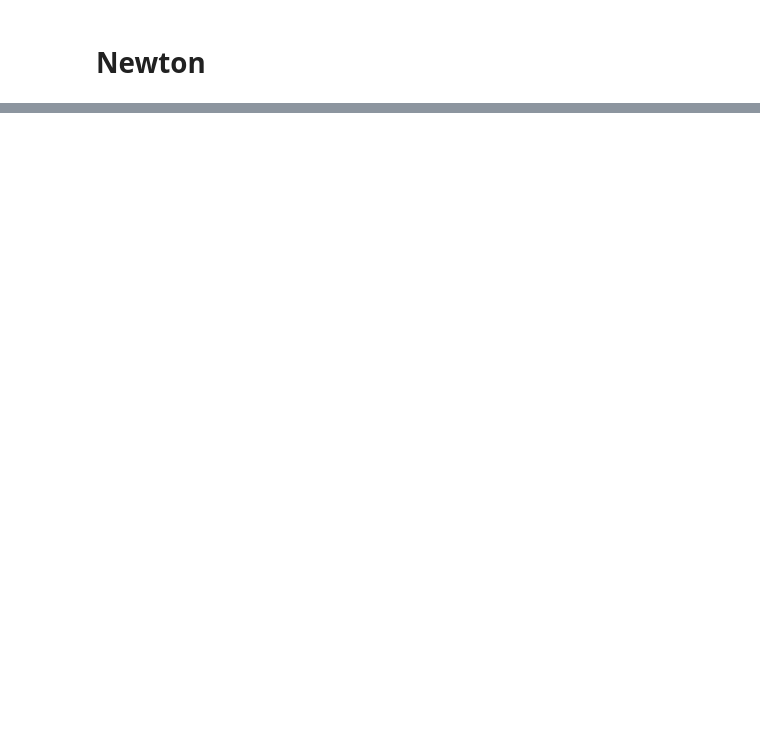
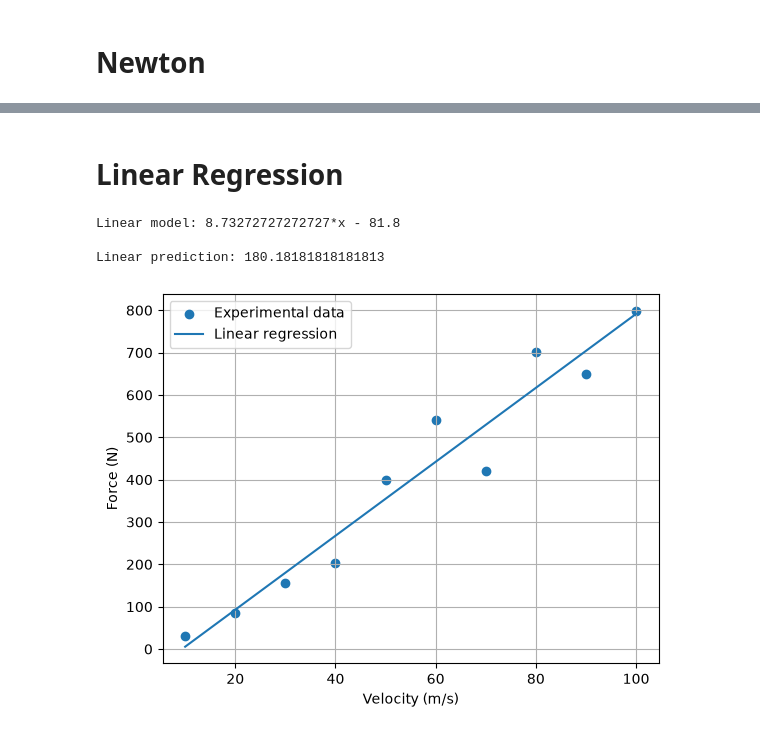
Before and after one commit to maxcbarn/UNI-Numerical-Analysis, a Jupyter notebook: Methods.ipynb, the cells around one changed output, grey strips where cells are left out. Cells and saved outputs as stored; diff of their text form; code cells hidden in the pictures; blank space fills up the shorter version.

```diff
--- a/Methods.ipynb
+++ b/Methods.ipynb
@@ -1050,0 +1214,49 @@ print("Vector Solution:\n", vectorSolution)
+# %% [markdown]
+# Linear Regression
+# %%
+def LinearRegression(x, y):
+
+    x_mean = np.mean(x)
+    y_mean = np.mean(y)
+
+    denominator = np.sum((x - x_mean) ** 2)
+
+    if denominator == 0:
+        raise ValueError("Cannot fit a line when all x values are equal")
+
+    a1 = np.sum((x - x_mean) * (y - y_mean)) / denominator
+    a0 = y_mean - a1 * x_mean
+
+    X = sp.Symbol('x', real=True)
+    simbolic = sp.Float(a0) + sp.Float(a1) * X
+
+    f = sp.lambdify(X, simbolic, modules="numpy")
+
+    return simbolic, f
+
+v = np.array([10, 20, 30, 40, 50, 60, 70, 80, 90, 100], dtype=float)
+F = np.array([30, 84, 155, 204, 400, 540, 421, 702, 650, 799], dtype=float)
+
+f_linear_sym, f_linear = LinearRegression(v, F)
+
+print(f"Linear model: {f_linear_sym}")
+
+
+print("\nLinear prediction:", f_linear(30))
+
+v_plot = np.linspace(v.min(), v.max(), 300)
+
+plt.scatter(v, F, label="Experimental data")
+plt.plot(v_plot, f_linear(v_plot), label="Linear regression")
+
+
+plt.xlabel("Velocity (m/s)")
+plt.ylabel("Force (N)")
+plt.legend()
+plt.grid(True)
+plt.show()
+# %% [output]
+Linear model: 8.73272727272727*x - 81.8
+
+Linear prediction: 180.18181818181813
+[figure, added]
```
Also changed, not shown: parts of 9 cells of this notebook, 2 other files.
